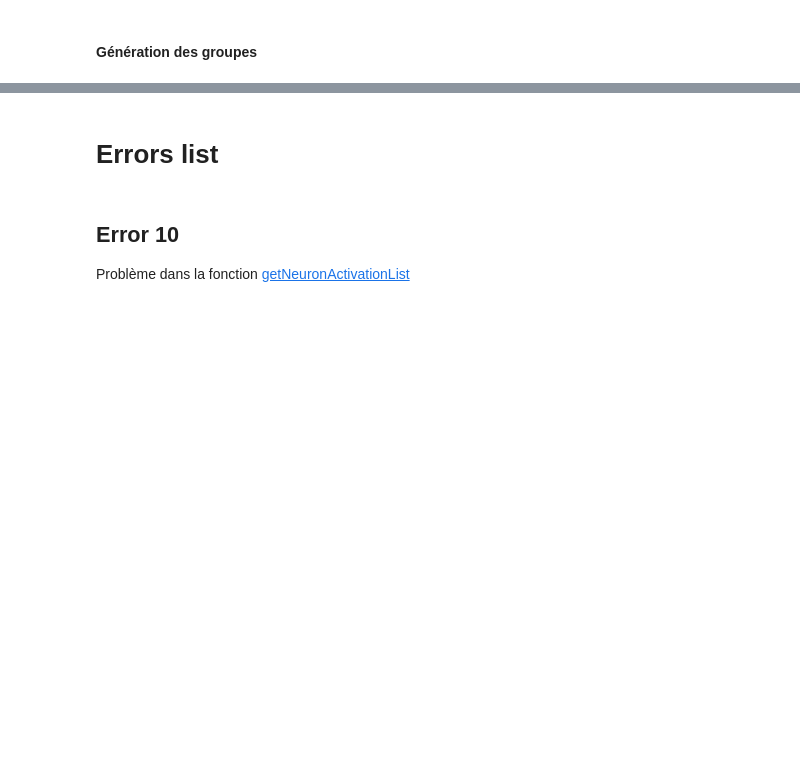
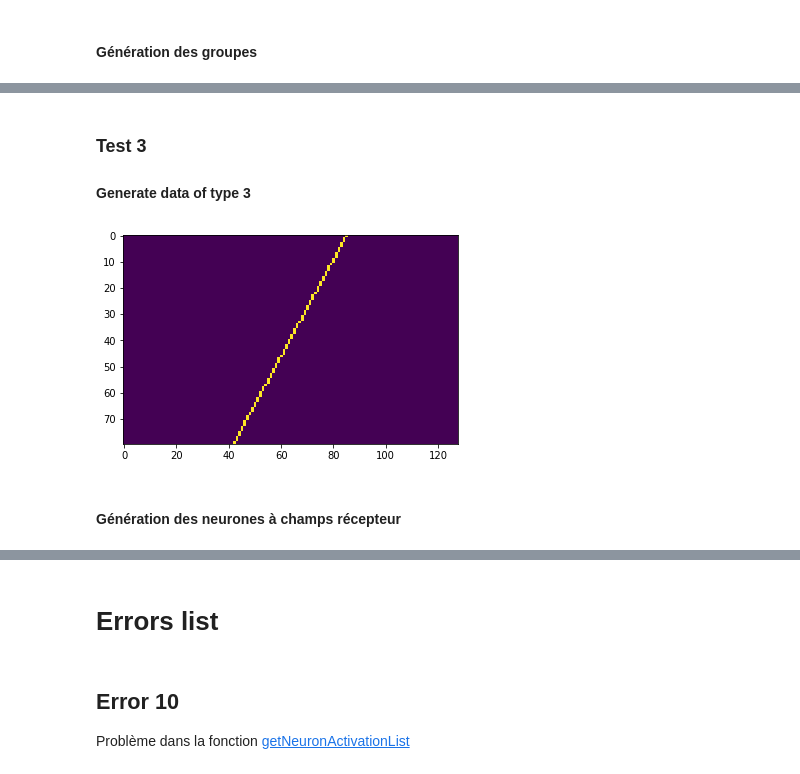
Before and after one commit to oliviermanette/VideoObjectDetection, a Jupyter notebook: detection.ipynb, the cells around one changed output, grey strips where cells are left out. Saved outputs shown, nothing was run; the diff lists cells and outputs as text; code cells hidden in the pictures; blank space fills up the shorter version.

```diff
--- a/detection.ipynb
+++ b/detection.ipynb
@@ -681,0 +686,10 @@ titi[0:4]
+# %% [markdown]
+### Test 3
+#### Generate data of type 3
+# %%
+frame = generateToy(3,80,128,1)
+imgplot = plt.imshow(frame)
+# %% [output]
+[figure, added]
+# %% [markdown]
+#### Génération des neurones à champs récepteur
```
Also changed, not shown: parts of 25 cells of this notebook.
